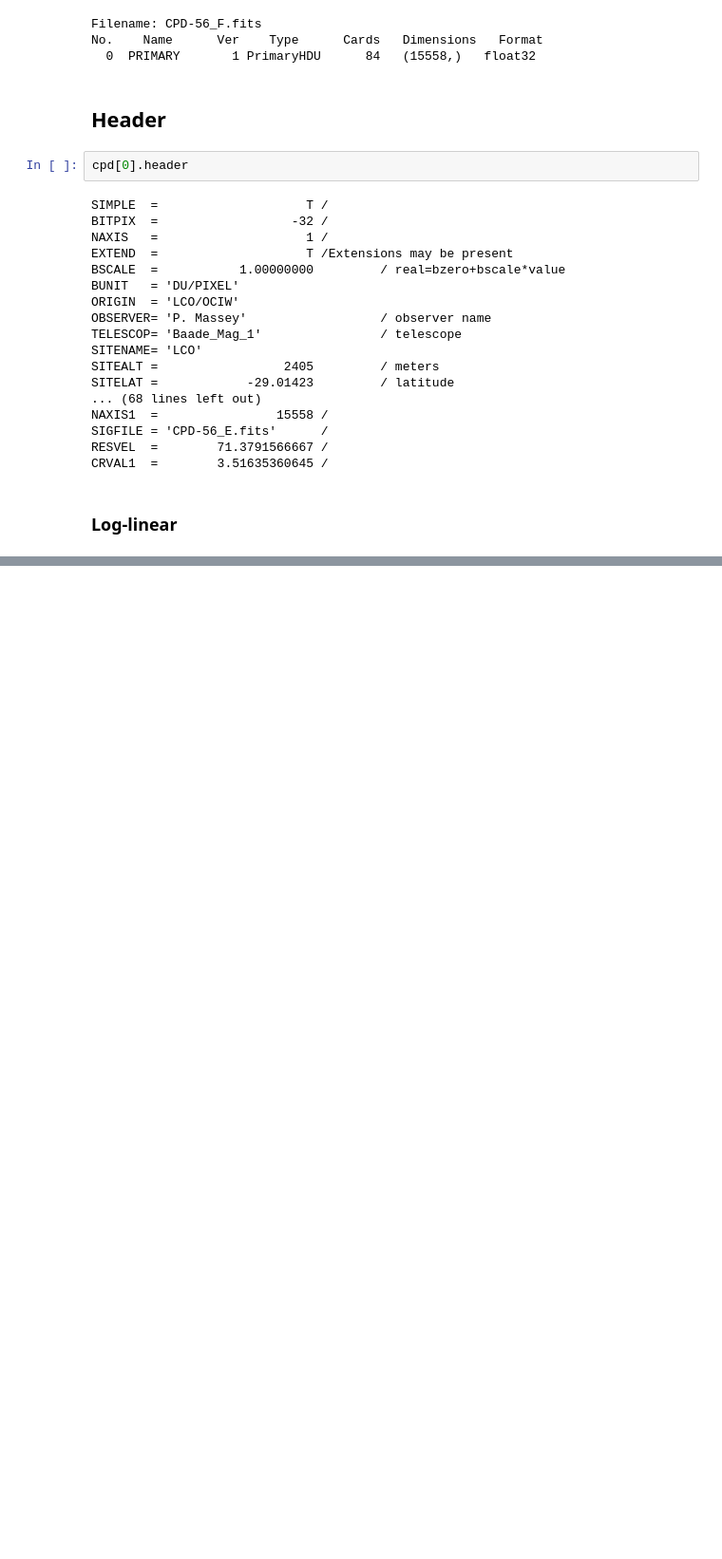
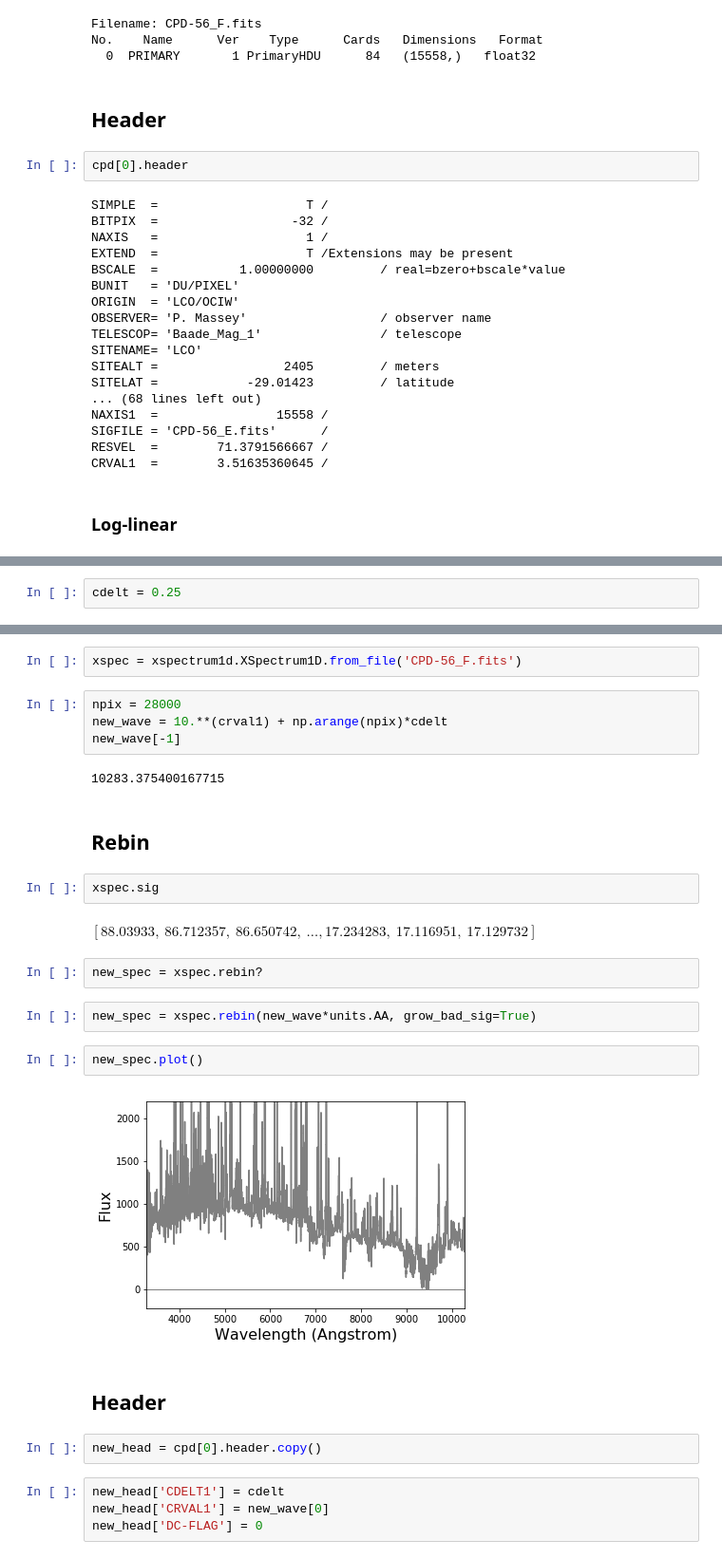
Before and after one commit to profxj/j0608, a Jupyter notebook: j0608/data/spec/spec_for_Bruce.ipynb, the cells around one changed output, grey strips where cells are left out. Shown: that part at 95% size. Drawn from its saved outputs; the diff is of its cells as text; blank space fills up the shorter version.

```diff
--- a/j0608/data/spec/spec_for_Bruce.ipynb
+++ b/j0608/data/spec/spec_for_Bruce.ipynb
@@ -43,0 +69,2 @@ crval1 = cpd[0].header['CRVAL1']
+# %%
+cdelt = 0.25
@@ -43,0 +73,30 @@ crval1 = cpd[0].header['CRVAL1']
+# %%
+xspec = xspectrum1d.XSpectrum1D.from_file('CPD-56_F.fits')
+# %%
+npix = 28000
+new_wave = 10.**(crval1) + np.arange(npix)*cdelt
+new_wave[-1]
+# %% [output]
+10283.375400167715
+# %% [markdown]
+## Rebin
+# %%
+xspec.sig
+# %% [output]
+$[88.03933,~86.712357,~86.650742,~\dots, 17.234283,~17.116951,~17.129732] \; \mathrm{}$
+# %%
+new_spec = xspec.rebin?
+# %%
+new_spec = xspec.rebin(new_wave*units.AA, grow_bad_sig=True)
+# %%
+new_spec.plot()
+# %% [output]
+[figure, added]
+# %% [markdown]
+## Header
+# %%
+new_head = cpd[0].header.copy()
+# %%
+new_head['CDELT1'] = cdelt
+new_head['CRVAL1'] = new_wave[0]
+new_head['DC-FLAG'] = 0
```
Also changed, not shown: parts of 14 cells of this notebook, 2 other files.
